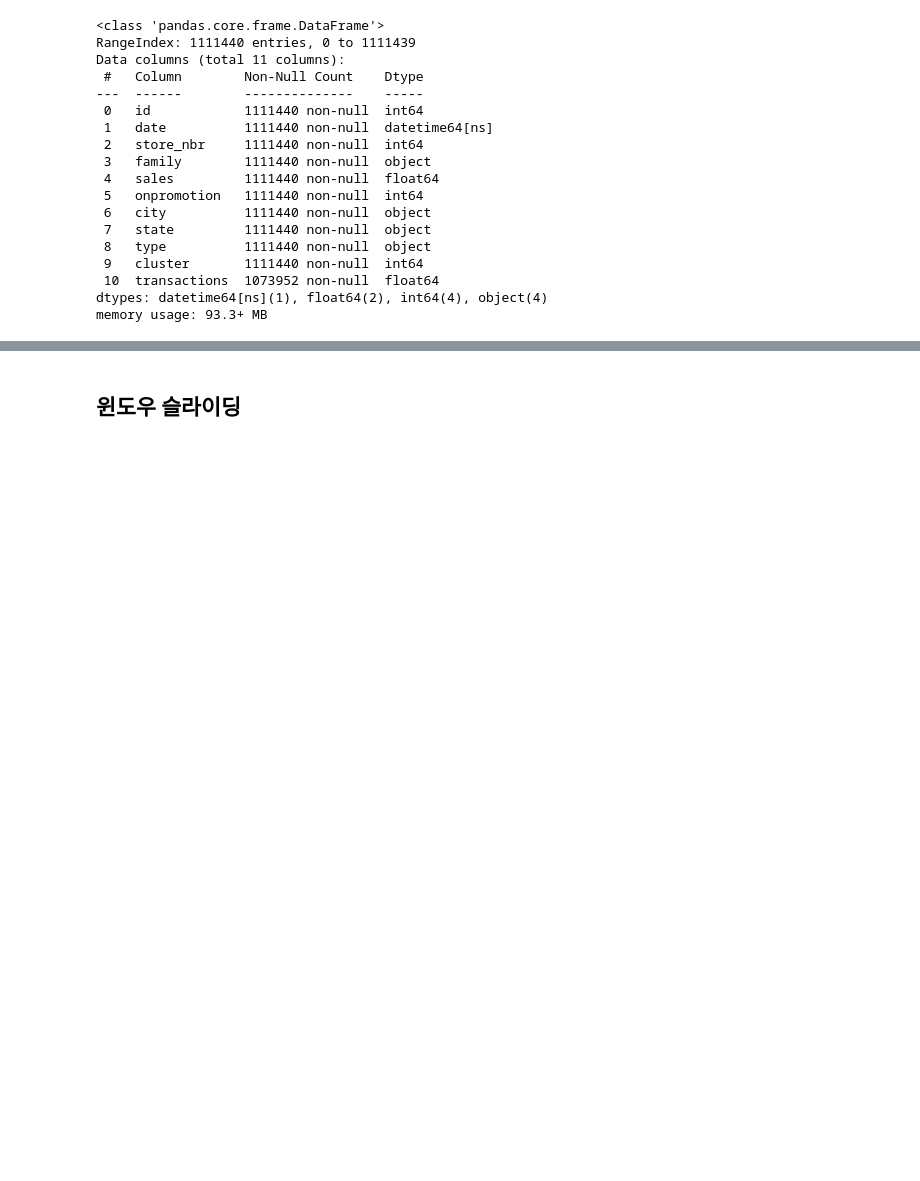
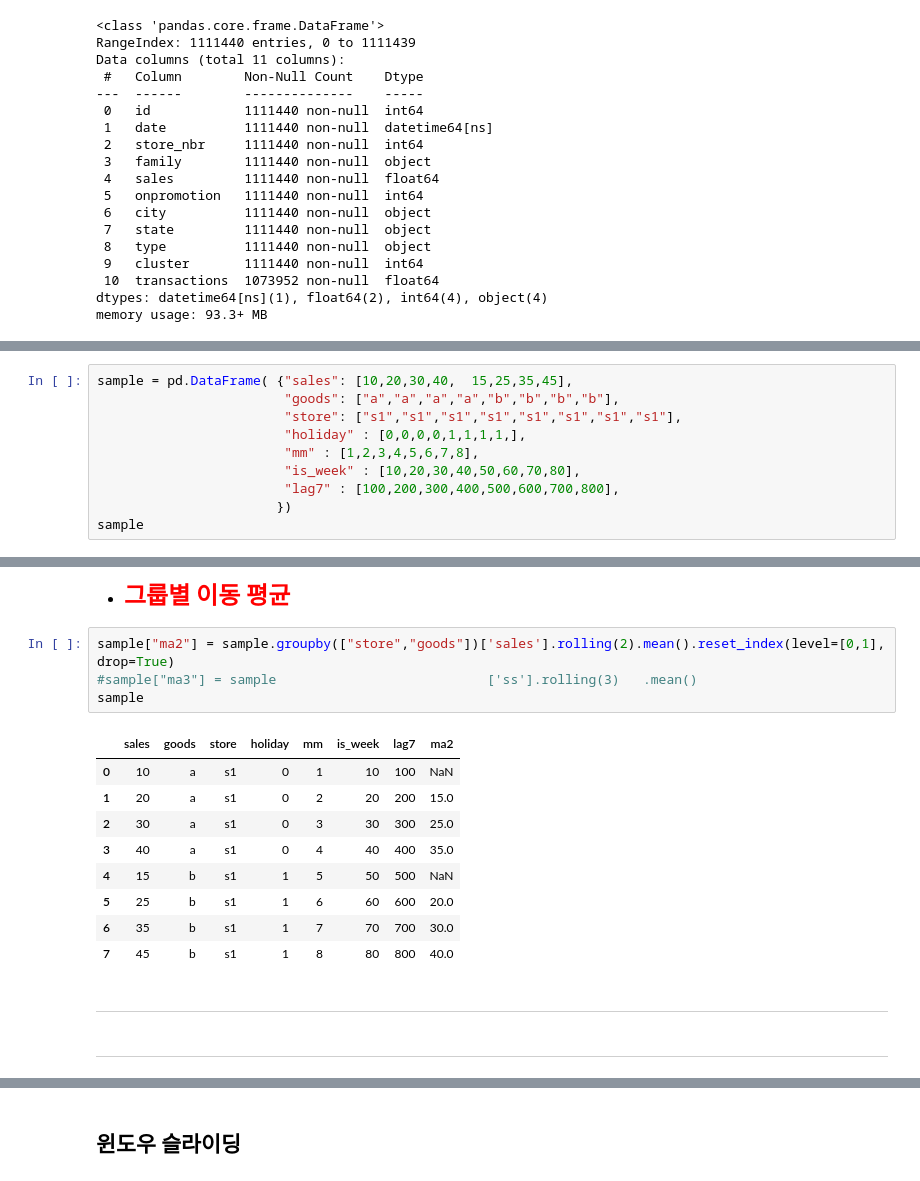
Before and after one commit to han00jh/DL-Study, a Jupyter notebook: lec10_공모전_시계열_판매량_.ipynb, the cells around one changed output, grey strips where cells are left out. Saved outputs shown, nothing was run; the diff lists cells and outputs as text; blank space fills up the shorter version.

```diff
--- a/lec10_공모전_시계열_판매량_.ipynb
+++ b/lec10_공모전_시계열_판매량_.ipynb
@@ -193,0 +245,10 @@ memory usage: 93.3+ MB
+# %%
+sample = pd.DataFrame( {"sales": [10,20,30,40,  15,25,35,45],
+                        "goods": ["a","a","a","a","b","b","b","b"],
+                        "store": ["s1","s1","s1","s1","s1","s1","s1","s1"],
+                        "holiday" : [0,0,0,0,1,1,1,1,],
+                        "mm" : [1,2,3,4,5,6,7,8],
+                        "is_week" : [10,20,30,40,50,60,70,80],
+                        "lag7" : [100,200,300,400,500,600,700,800],
+                       })
+sample
@@ -194,3 +323,23 @@ memory usage: 93.3+ MB
+# %% [markdown]
+* <font color="red" size="5"><b>그룹별 이동 평균
+# %%
+sample["ma2"] = sample.groupby(["store","goods"])['sales'].rolling(2).mean().reset_index(level=[0,1], drop=True)
+#sample["ma3"] = sample                           ['ss'].rolling(3)   .mean()
+sample
+# %% [output]
+|  | sales | goods | store | holiday | mm | is_week | lag7 | ma2 |
+| 0 | 10 | a | s1 | 0 | 1 | 10 | 100 | NaN |
+| 1 | 20 | a | s1 | 0 | 2 | 20 | 200 | 15.0 |
+| 2 | 30 | a | s1 | 0 | 3 | 30 | 300 | 25.0 |
+| 3 | 40 | a | s1 | 0 | 4 | 40 | 400 | 35.0 |
+| 4 | 15 | b | s1 | 1 | 5 | 50 | 500 | NaN |
+| 5 | 25 | b | s1 | 1 | 6 | 60 | 600 | 20.0 |
+| 6 | 35 | b | s1 | 1 | 7 | 70 | 700 | 30.0 |
+| 7 | 45 | b | s1 | 1 | 8 | 80 | 800 | 40.0 |
+# %% [markdown]
+<hr>
+# %% [markdown]
+<hr>
 # %%
 dataset['month'] = dataset['date'].dt.month
 dataset['day'] = dataset['date'].dt.day
```
Also changed, not shown: parts of 64 cells of this notebook, 2 other files.
